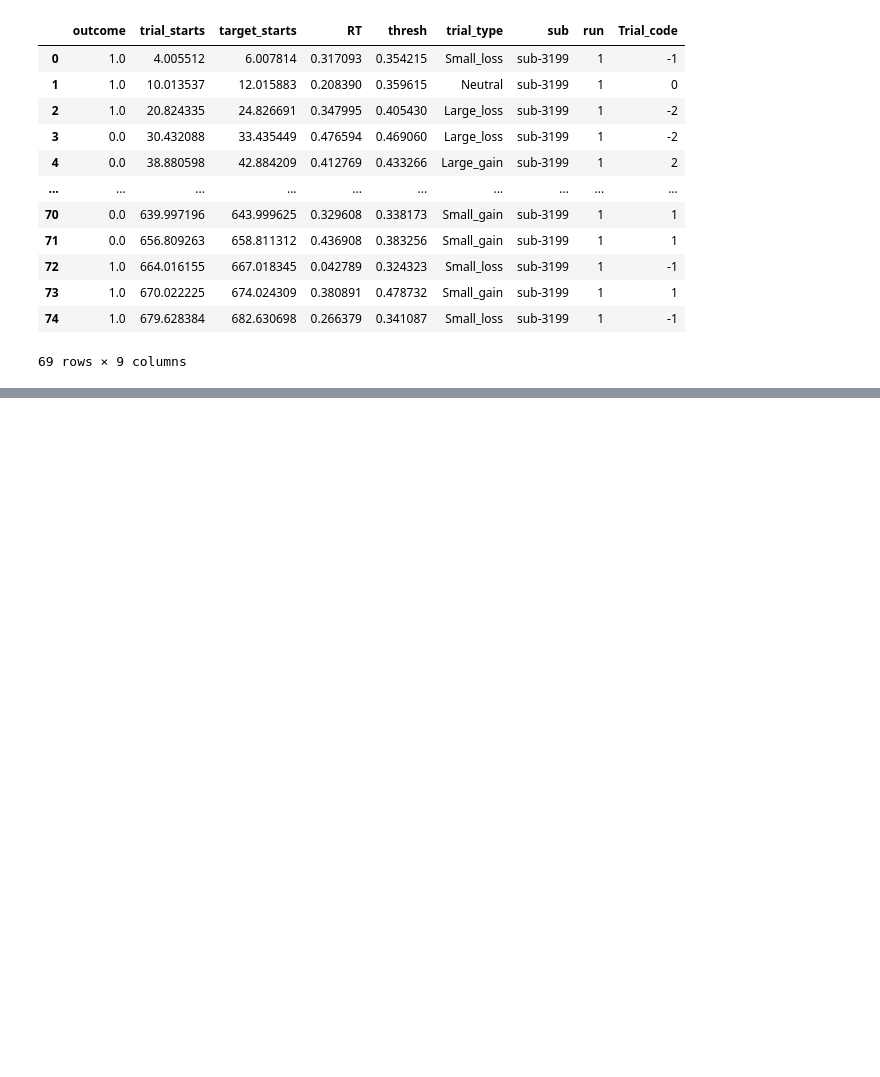
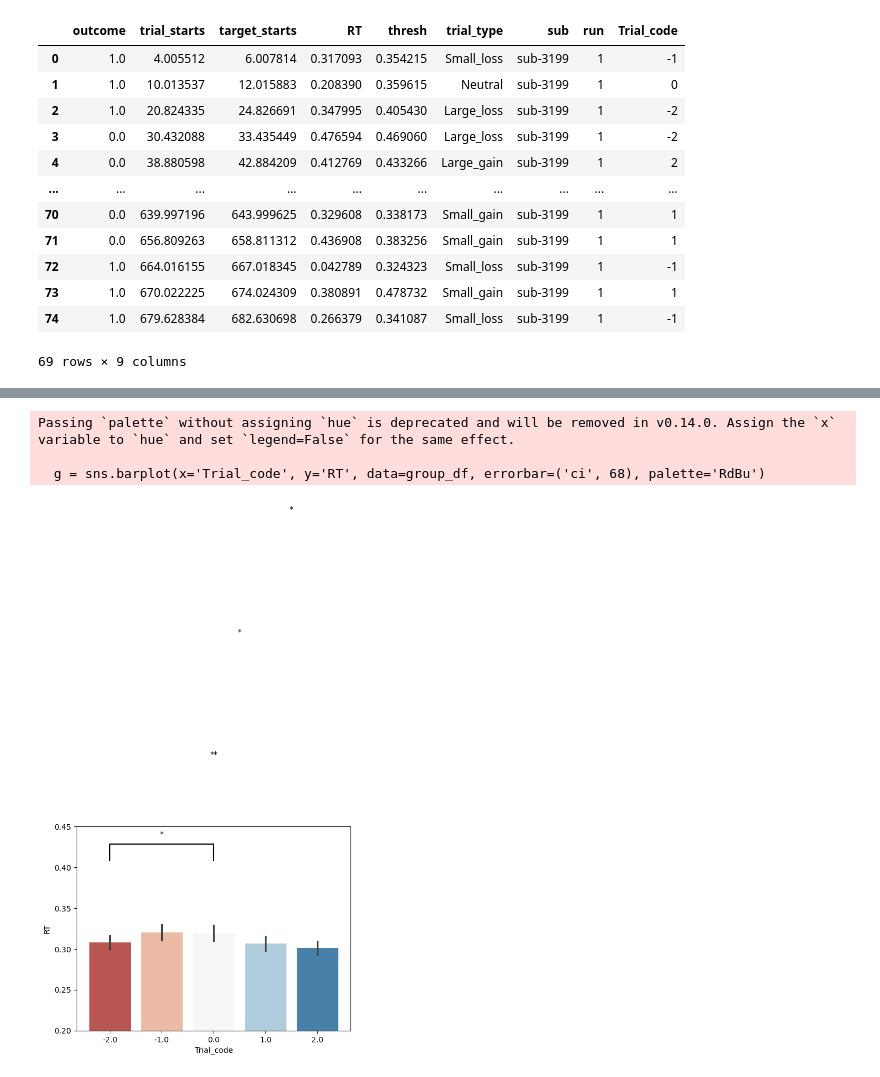
Before and after one commit to DVS-Lab/istart-mid-clean, a Jupyter notebook: code/Behave_update.ipynb, the cells around one changed output, grey strips where cells are left out. Saved outputs shown, nothing was run; the diff lists cells and outputs as text; code cells hidden in the pictures; blank space fills up the shorter version.

```diff
--- a/code/Behave_update.ipynb
+++ b/code/Behave_update.ipynb
@@ -209 +212,64 @@ plt.show()
 [figure]
+# %%
+import matplotlib.pyplot as plt
+import seaborn as sns
+from scipy import stats
+from scipy.stats import ttest_rel
+import numpy as np
+
+# Plot the barplot with y-axis range restricted
+g = sns.barplot(x='Trial_code', y='RT', data=group_df, errorbar=('ci', 68), palette='RdBu')
+
+# Set the y-axis range
+plt.ylim(0.2, 0.45)
+
+# Define function to add staggered significance brackets
+def add_staggered_significance_annotations(bar_positions, heights, p_values, y_offset=0.05):
+    for i, p in enumerate(p_values):
+        if p < 0.05:
+            # Add significance level
+            significance = '*' if p < 0.05 and p >= 0.01 else '**' if p < 0.01 else ''
+
+            # Get the x and y positions for the bracket
+            x1, x2 = bar_positions[i]
+            stagger = i * y_offset  # Stagger the brackets by an increasing offset
+            y = max(heights[i][0], heights[i][1]) + 0.05 + stagger  # Dynamic y position
+
+            # Debugging: Print coordinates of the bracket
+            print(f"Bracket coordinates: x1={x1}, x2={x2}, y={y}")
+
+            # Add the bracket and asterisks
+            plt.plot([x1, x1, x2, x2], [y, y+0.02, y+0.02, y], lw=1.5, color='black')
+            plt.text((x1 + x2) * .5, y + 0.03, significance, ha='center', color='black')
+
+# Perform pairwise t-tests between groups
+unique_trial_types = group_df['Trial_code'].unique()
+p_values = []
+bar_positions = []
+heights = []
+
+for i, trial_1 in enumerate(unique_trial_types):
+    for j, trial_2 in enumerate(unique_trial_types):
+        if i < j:
+            group1 = group_df[group_df['Trial_code'] == trial_1]['RT']
+            group2 = group_df[group_df['Trial_code'] == trial_2]['RT']
+
+            # Perform t-test
+            t_stat, p_value = stats.ttest_rel(group1, group2)
+            p_values.append(p_value)
+
+            # Print the comparison and stats
+            print(f"Comparing {trial_1} vs {trial_2}:")
+            print(f"t-statistic = {t_stat:.4f}, p-value = {p_value:.4f}")
+            print('-' * 50)
+
+            # Get the positions and heights of the bars
+            bar_positions.append([i, j])
+            heights.append([group1.median(), group2.median()])
+
+# Add staggered significance annotations to the plot
+add_staggered_significance_annotations(bar_positions, heights, p_values)
+
+# Show the plot
+plt.show()
+# %% [output]
@@ -210,3 +293,7 @@ plt.show()
+Passing `palette` without assigning `hue` is deprecated and will be removed in v0.14.0. Assign the `x` variable to `hue` and set `legend=False` for the same effect.
+
+  g = sns.barplot(x='Trial_code', y='RT', data=group_df, errorbar=('ci', 68), palette='RdBu')
+[figure, added]
 # %%
 # Plot avg. RT for individual subs
 # sub-1016, 1247, 1249 all low VBeta
```
Also changed, not shown: parts of 6 cells of this notebook.
